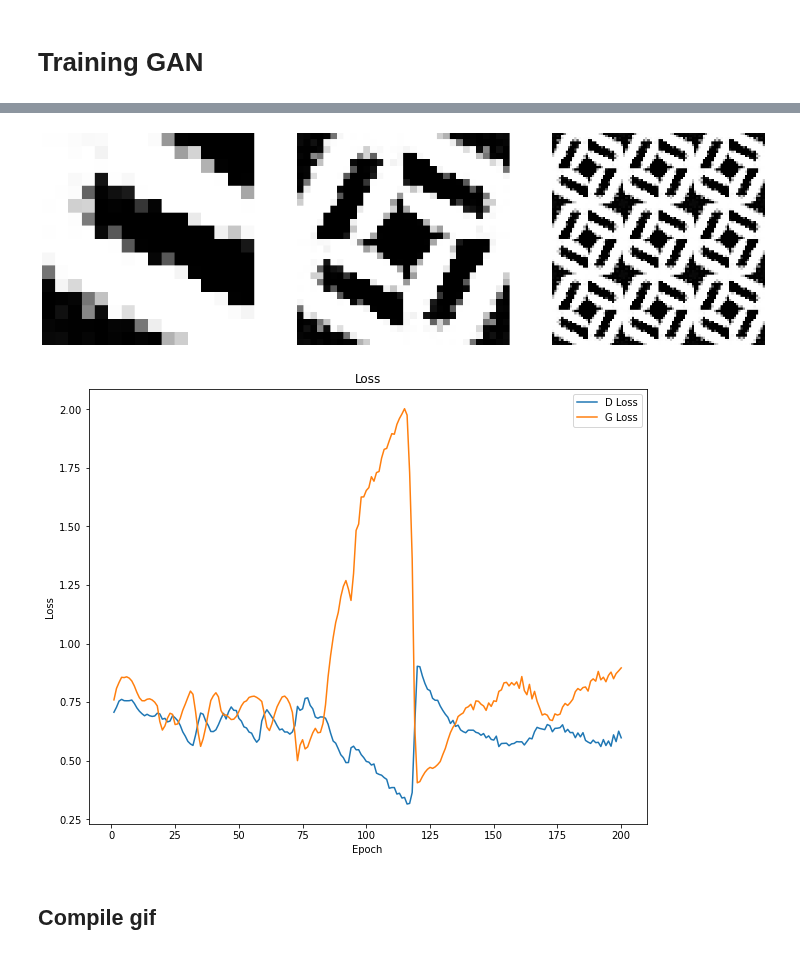
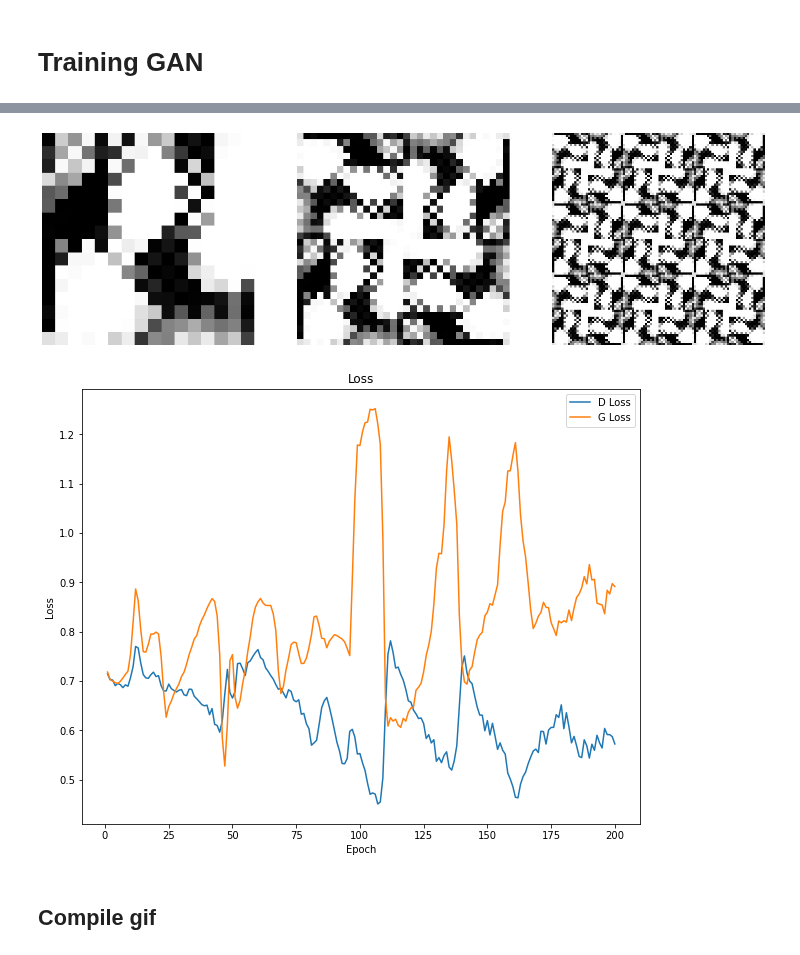
Before and after one commit to lucascbarbosa/INT, a Jupyter notebook: Manufatura Aditiva/Simulacao-GAN/Pipeline/3- Machine_learning/GAN/GAN.ipynb, the cells around one changed output, grey strips where cells are left out. Drawn from its saved outputs; the diff is of its cells as text; code cells hidden in the pictures.

```diff
--- a/Manufatura Aditiva/Simulacao-GAN/Pipeline/3- Machine_learning/GAN/GAN.ipynb
+++ b/Manufatura Aditiva/Simulacao-GAN/Pipeline/3- Machine_learning/GAN/GAN.ipynb
@@ -47,7 +42,7 @@ GPUs available: 1
 dimension = 2
 simulation = '-m'
 simulation = {'-m':'MATLAB','-r':'RTGA'}[simulation]
-simmetry = 'p4'
+simmetry = 'p4m'
 score = 'isotropy'
 
 if os.getcwd().split('\\')[2] == 'lucas':
@@ -56,12 +51,14 @@ if os.getcwd().split('\\')[2] == 'lucas':
     gif_filename = 'E:/Lucas GAN/Dados/7- Perfomance_data/%sD/geom_epoch/%s/%s.gif' %(dimension,simmetry,score)
     tmp_models_dir = 'C:/Users/lucas/OneDrive/Documentos/GitHub/INT/Manufatura Aditiva/Simulacao-GAN/Pipeline/3- Machine_learning/GAN/tmp_models/'
     models_dir = 'E:/Lucas GAN/Dados/5- GAN_models/%sD/%s/%s/'%(dimension,simmetry,score)
+    arrays_dir = 'E:/Lucas GAN/Dados/1- Arranged_geometries/GAN/%s/%s/' % (simmetry,score)
 else:
     score_filename = 'D:/Lucas GAN/Dados/4- Mechanical_scores/%s/%sD/%s/%s.csv' %(simulation,dimension,simmetry,score)
     geom_epoch_dirs = 'D:/Lucas GAN/Dados/7- Perfomance_data/%sD/geom_epoch/%s/%s/' %(dimension,simmetry,score)
     gif_filename = 'D:/Lucas GAN/Dados/7- Perfomance_data/%sD/geom_epoch/%s/%s.gif' %(dimension,simmetry,score)
     tmp_models_dir = 'C:/Users/lucas/OneDrive/Documentos/GitHub/INT/Manufatura Aditiva/Simulacao-GAN/Pipeline/3- Machine_learning/GAN/tmp_models/'
     models_dir = 'D:/Lucas GAN/Dados/5- GAN_models/%sD/%s/%s/'%(dimension,simmetry,score)
+    arrays_dir = 'D:/Lucas GAN/Dados/1- Arranged_geometries/GAN/%s/%s/' % (simmetry,score)
 
 data = np.loadtxt(score_filename,delimiter=',')
 X = data[:,1:-1]
@@ -74,8 +71,8 @@ y = y.reshape((y.shape[0],1))
 scaler = MinMaxScaler()
 y = scaler.fit_transform(y).round(10)
 
-# cutoff = 0.56 # p4m
-cutoff = 0.78 # p4
+cutoff = 0.56 # p4m
+# cutoff = 0.78 # p4
 
 sns.histplot(y,legend=False,bins=16)
 idxs_good = np.where(y>cutoff)[0]
@@ -438,7 +435,7 @@ batch_size = 64
 num_epochs = 200
 lr = 1e-4
 
-alpha = 5e-1
+alpha = 1.0
 
 porosity = 0.55
 tol_porosity = 0.02
@@ -475,5 +472,5 @@ train(G,D,GAN,input_G,porosity,tol_porosity,batch_size,num_epochs,tmp_models_dir
-[figure, old version]
+[figure, new version]
-[figure, old version]
+[figure, new version]
 # %% [markdown]
 ## Compile gif
 # %%
```
Also changed, not shown: parts of 11 cells of this notebook, 41 other files.
